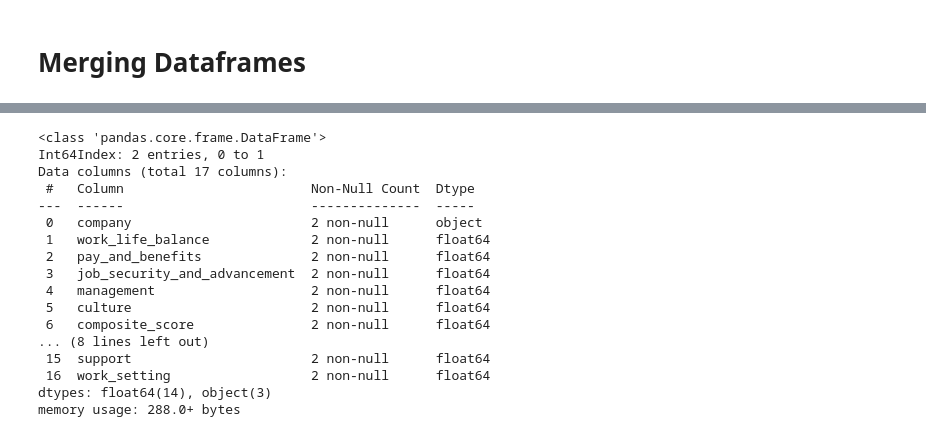
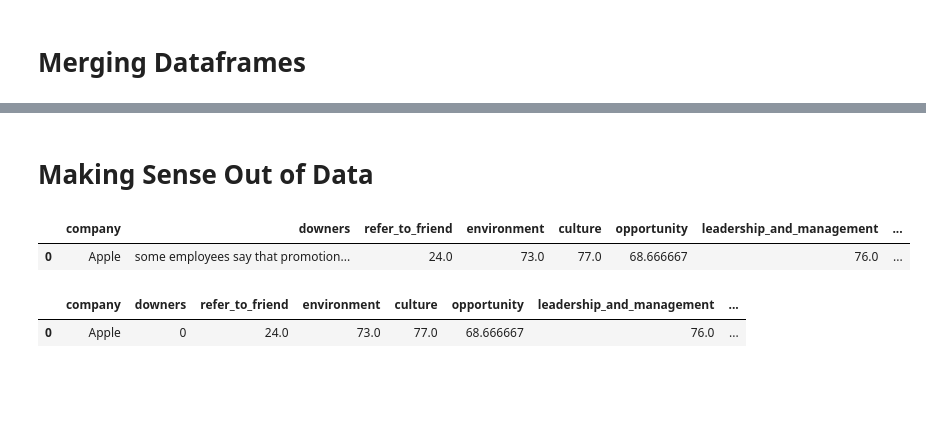
Before and after one commit to mwirtz946/esg_materiality_analysis, a Jupyter notebook: archive/question_1.ipynb, the cells around one changed output, grey strips where cells are left out. Drawn from its saved outputs; the diff is of its cells as text; code cells hidden in the pictures; blank space fills up the shorter version.

```diff
--- a/archive/question_1.ipynb
+++ b/archive/question_1.ipynb
@@ -396,20 +409,2 @@ question_1
-# %%
-question_1.info()
-# %% [output]
-<class 'pandas.core.frame.DataFrame'>
-Int64Index: 2 entries, 0 to 1
-Data columns (total 17 columns):
- #   Column                        Non-Null Count  Dtype
----  ------                        --------------  -----
- 0   company                       2 non-null      object
- 1   work_life_balance             2 non-null      float64
- 2   pay_and_benefits              2 non-null      float64
- 3   job_security_and_advancement  2 non-null      float64
- 4   management                    2 non-null      float64
- 5   culture                       2 non-null      float64
- 6   composite_score               2 non-null      float64
-... (8 lines left out)
- 15  support                       2 non-null      float64
- 16  work_setting                  2 non-null      float64
-dtypes: float64(14), object(3)
-memory usage: 288.0+ bytes
+# %% [markdown]
+# Making Sense Out of Data
@@ -415,0 +465,22 @@ memory usage: 288.0+ bytes
+# %%
+org_data['mental_health'] = ((org_data.support*20) +
+                             org_data.outlook +
+                             org_data.happiness +
+                             org_data.retention) / 4
+org_data.drop(columns=['support',
+                       'outlook',
+                       'happiness',
+                       'retention'], axis=1, inplace=True)
+# %%
+org_data['diversity_inclusion'] = (org_data.diversity +
+                                   org_data.gender) / 2
+org_data.drop(columns = ['diversity','gender'], axis=1, inplace=True)
+# %%
+org_data.rename(columns={'net_promoter_scale': 'refer_to_friend'}, inplace=True)
+# %%
+org_data.drop(columns='uppers',axis=1, inplace=True)
+# %%
+org_data
+# %% [output]
+|  | company | downers | refer_to_friend | environment | culture | opportunity | leadership_and_management | ... |
+| 0 | Apple | some employees say that promotion... | 24.0 | 73.0 | 77.0 | 68.666667 | 76.0 | ... |
@@ -415,0 +506,5 @@ memory usage: 288.0+ bytes
+# %%
+org_data
+# %% [output]
+|  | company | downers | refer_to_friend | environment | culture | opportunity | leadership_and_management | ... |
+| 0 | Apple | 0 | 24.0 | 73.0 | 77.0 | 68.666667 | 76.0 | ... |
```
Also changed, not shown: parts of 14 cells of this notebook.
